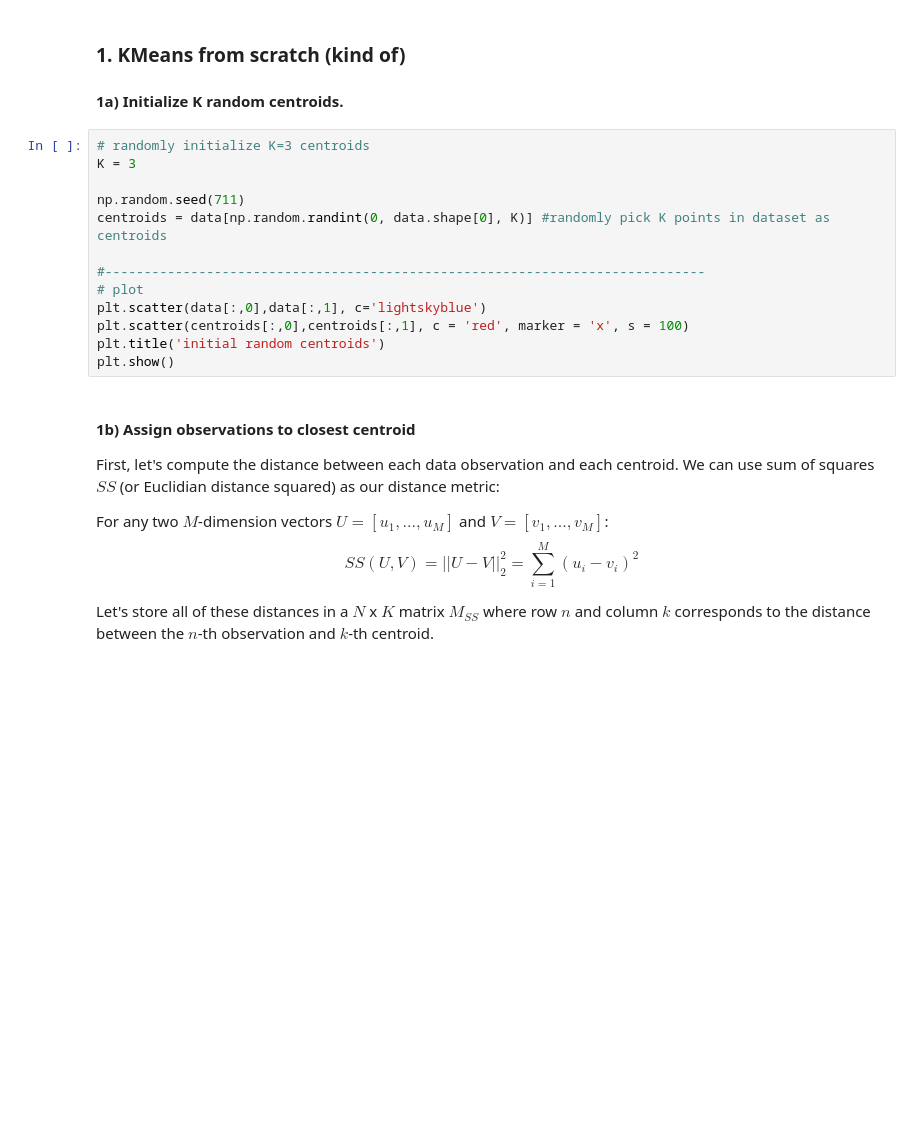
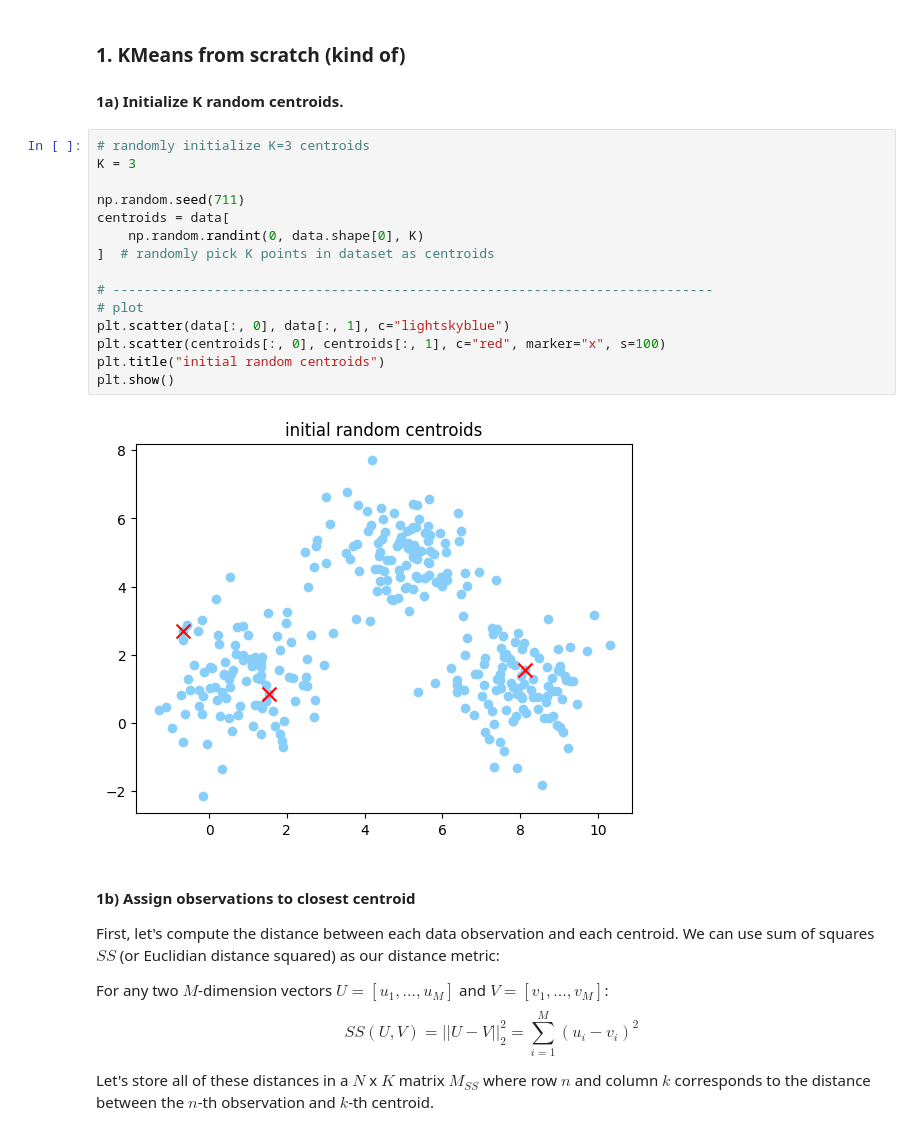
Before and after one commit to SeivenBell/SYDE_552, a Jupyter notebook: Tutorials/tutorial4_kmeans/kmeans.ipynb, the cells around one changed output. Drawn from its saved outputs; the diff is of its cells as text; blank space fills up the shorter version.

```diff
--- a/Tutorials/tutorial4_kmeans/kmeans.ipynb
+++ b/Tutorials/tutorial4_kmeans/kmeans.ipynb
@@ -53,16 +55,20 @@ plt.show()
 # %%
 # randomly initialize K=3 centroids
 K = 3
 
 np.random.seed(711)
-centroids = data[np.random.randint(0, data.shape[0], K)] #randomly pick K points in dataset as centroids
+centroids = data[
+    np.random.randint(0, data.shape[0], K)
+]  # randomly pick K points in dataset as centroids
 
-#-----------------------------------------------------------------------------
+# -----------------------------------------------------------------------------
 # plot
-plt.scatter(data[:,0],data[:,1], c='lightskyblue')
-plt.scatter(centroids[:,0],centroids[:,1], c = 'red', marker = 'x', s = 100)
-plt.title('initial random centroids')
+plt.scatter(data[:, 0], data[:, 1], c="lightskyblue")
+plt.scatter(centroids[:, 0], centroids[:, 1], c="red", marker="x", s=100)
+plt.title("initial random centroids")
 plt.show()
+# %% [output]
+[figure, added]
 # %% [markdown]
 #### 1b) Assign observations to closest centroid
 
```
Also changed, not shown: parts of 7 cells of this notebook.
